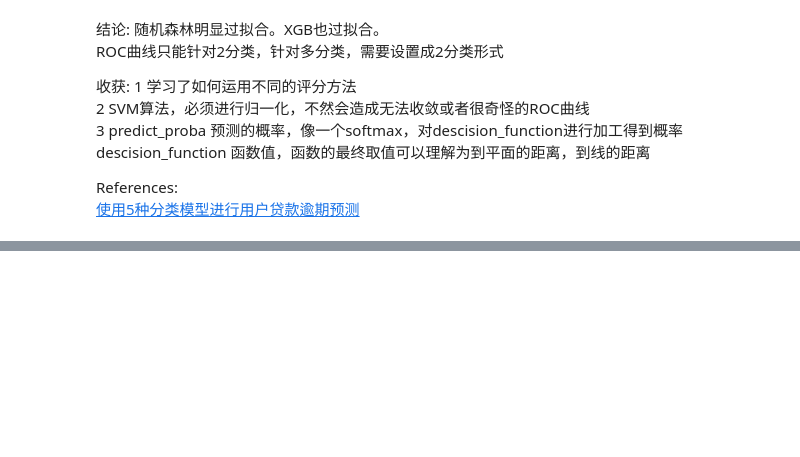
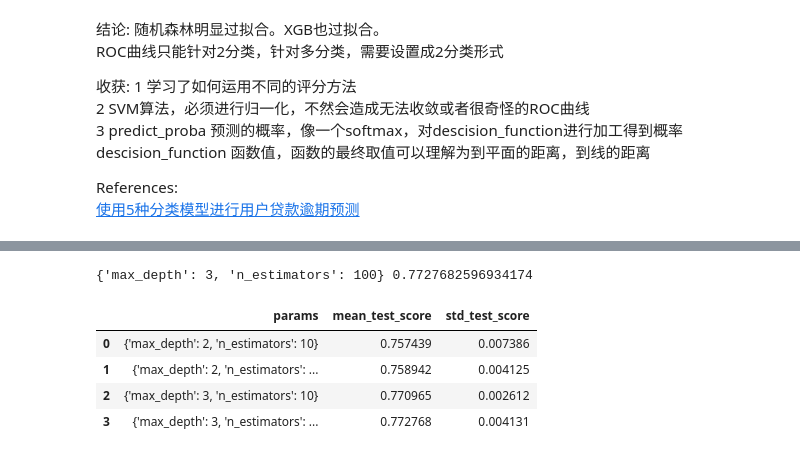
Before and after one commit to LittleSix1/Datawhale, a Jupyter notebook: Datawhale.ipynb, the cells around one changed output, grey strips where cells are left out. Saved outputs shown, nothing was run; the diff lists cells and outputs as text; code cells hidden in the pictures; blank space fills up the shorter version.

```diff
--- a/Datawhale.ipynb
+++ b/Datawhale.ipynb
@@ -1036,0 +1143,10 @@ References:
+# %%
+#随机森林
+grid(RandomForestClassifier()).grid_get(X_train,y_train,{'n_estimators':[10,100],'max_depth':[2,3]})
+# %% [output]
+{'max_depth': 3, 'n_estimators': 100} 0.7727682596934174
+|  | params | mean_test_score | std_test_score |
+| 0 | {'max_depth': 2, 'n_estimators': 10} | 0.757439 | 0.007386 |
+| 1 | {'max_depth': 2, 'n_estimators': ... | 0.758942 | 0.004125 |
+| 2 | {'max_depth': 3, 'n_estimators': 10} | 0.770965 | 0.002612 |
+| 3 | {'max_depth': 3, 'n_estimators': ... | 0.772768 | 0.004131 |
```
Also changed, not shown: parts of 21 cells of this notebook.
